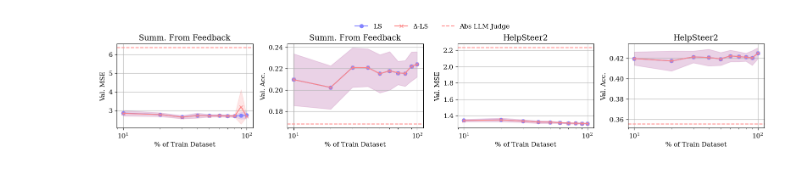
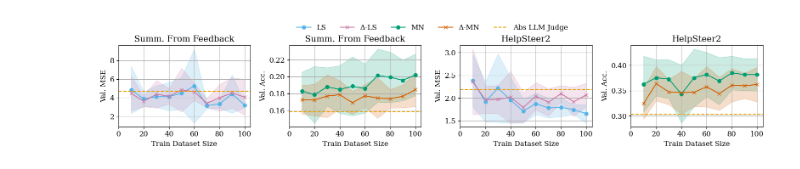
Before and after one commit to aishwaryax/learn-to-judge, a Jupyter notebook: notebooks/ablations.ipynb, the cells around one changed output. Drawn from its saved outputs; the diff is of its cells as text; code cells hidden in the pictures.

```diff
--- a/notebooks/ablations.ipynb
+++ b/notebooks/ablations.ipynb
@@ -282,0 +1,7 @@ plt.show()
+# %%
+color1 = "#56B4E9"
+color2 = "#CC79A7"
+color3 = "#D55E00"
+color4 = "#009E73"
+color5 = "#E69F00"
+color6 = "#0072B2"
@@ -418,6 +444,8 @@ plt.show()
 # %%
+
 import pandas as pd
 import matplotlib.pyplot as plt
+import numpy as np
 
 # Plot style settings
 plt.rcParams.update({
@@ -429,13 +457,21 @@ plt.rcParams.update({
 
 # File paths
 paths = {
-    "SFF": "/project/pi_wenlongzhao_umass_edu/1/absahoo/experiment_results/llama3.18b/summarize_from_feedback/dataset_size_experiment_results.csv",
-    "HelpSteer": "/project/pi_wenlongzhao_umass_edu/1/absahoo/experiment_results/llama3.18b/helpsteer/dataset_size_experiment_results.csv"
+    "SFF": "/project/pi_wenlongzhao_umass_edu/1/experiment_results/llama3.18b/summarize_from_feedback/dataset_size_experiment_results.csv",
+    "HelpSteer": "/project/pi_wenlongzhao_umass_edu/1/experiment_results/llama3.18b/helpsteer/dataset_size_experiment_results.csv"
 }
 
 paths_llm_scores = {
-    "SFF": "/project/pi_wenlongzhao_umass_edu/1/absahoo/experiment_results/prometheusv2/summarize_from_feedback/experiment_results.csv",
-    "HelpSteer": "/project/pi_wenlongzhao_umass_edu/1/absahoo/experiment_results/prometheusv2/helpsteer/experiment_results.csv"
+    "SFF": "/project/pi_wenlongzhao_umass_edu/1/experiment_results/llama3.18b/summarize_from_feedback/experiment_results.csv",
+    "HelpSteer": "/project/pi_wenlongzhao_umass_edu/1/experiment_results/llama3.18b/helpsteer/experiment_results.csv"
+}
+
+color_map = {
+    "LS": color1,
+    "Δ-LS": color2,
+    'MN': color4,
+    'Δ-MN': color3,
+    "Abs LLM Judge": color5
 }
 
 def extract_llm_score(path, metric):
@@ -454,10 +490,9 @@ llm_scores = {
     }
 }
 
-# Read and aggregate metrics
 def extract_metrics(path, metric):
     df = pd.read_csv(path)
-
+    df = df[(df['Dataset Size'] >= 10) & (df['Dataset Size'] <= 100)]
     grouped = df.groupby(['Model', 'Dataset Size'])[metric].agg(['mean', 'std']).reset_index()
 
     def get_group(model):
@@ -475,13 +510,14 @@ def extract_metrics(path, metric):
         "delta_mn": get_group('Delta Multinomial')
     }
 
-# Helper to plot mean with std shadow
-def plot_with_std(ax, x, mean, std, label, color, marker):
-    ax.plot(x, mean, marker=marker, label=label, color=color)
+label_x = "Train Dataset Size"
+
+def plot_with_std(ax, x, mean, std, label, marker):
+    ax.plot(x, mean, marker=marker, label=label, color=color_map[label])
     ax.fill_between(x,
                     [m - s for m, s in zip(mean, std)],
                     [m + s for m, s in zip(mean, std)],
-                    color=color, alpha=0.2)
+                    color=color_map[label], alpha=0.2)
 
 # Get metrics
 sff_metrics_mse = extract_metrics(paths["SFF"], "MSE")
@@ -489,66 +525,65 @@ sff_metrics_acc = extract_metrics(paths["SFF"], "Accuracy")
 hs_metrics_mse = extract_metrics(paths["HelpSteer"], "MSE")
 hs_metrics_acc = extract_metrics(paths["HelpSteer"], "Accuracy")
 
-# Plot
 fig, axs = plt.subplots(1, 4, figsize=(16, 3))
 delta_symbol = '\u0394'
 
-label_x = "% of Train Dataset"
 # === Plot 1: SFF MSE ===
-plot_with_std(axs[0], sff_metrics_mse["ls"]["x"], sff_metrics_mse["ls"]["mean"], sff_metrics_mse["ls"]["std"], 'LS', '#8282ff', 'o')
-plot_with_std(axs[0], sff_metrics_mse["delta_ls"]["x"], sff_metrics_mse["delta_ls"]["mean"], sff_metrics_mse["delta_ls"]["std"], f"{delta_symbol}-LS", '#fd8585', 'x')
+plot_with_std(axs[0], sff_metrics_mse["ls"]["x"], sff_metrics_mse["ls"]["mean"], sff_metrics_mse["ls"]["std"], 'LS', 'o')
+plot_with_std(axs[0], sff_metrics_mse["delta_ls"]["x"], sff_metrics_mse["delta_ls"]["mean"], sff_metrics_mse["delta_ls"]["std"], 'Δ-LS', 'x')
 axs[0].set_title("Summ. From Feedback")
-axs[0].axhline(llm_scores["SFF"]["MSE"], linestyle='--', color='#FF8A8A', label='Abs LLM Judge')
-axs[0].set_xscale('log')
+axs[0].axhline(llm_scores["SFF"]["MSE"], linestyle='--', color=color_map["Abs LLM Judge"], label='Abs LLM Judge')
 axs[0].set_xlabel(label_x)
 axs[0].set_ylabel("Val. MSE")
 axs[0].grid(True)
 
 # === Plot 2: SFF Accuracy ===
-plot_with_std(axs[1], sff_metrics_acc["mn"]["x"], sff_metrics_acc["mn"]["mean"], sff_metrics_acc["mn"]["std"], 'MN', '#8282ff', 'o')
-plot_with_std(axs[1], sff_metrics_acc["delta_mn"]["x"], sff_metrics_acc["delta_mn"]["mean"], sff_metrics_acc["delta_mn"]["std"], f"{delta_symbol}-MN", '#fd8585', 'x')
+plot_with_std(axs[1], sff_metrics_acc["mn"]["x"], sff_metrics_acc["mn"]["mean"], sff_metrics_acc["mn"]["std"], 'MN', 'o')
+plot_with_std(axs[1], sff_metrics_acc["delta_mn"]["x"], sff_metrics_acc["delta_mn"]["mean"], sff_metrics_acc["delta_mn"]["std"], 'Δ-MN', 'x')
 axs[1].set_title("Summ. From Feedback")
-axs[1].axhline(llm_scores["SFF"]["Accuracy"], linestyle='--', color='#FF8A8A', label='Abs LLM Judge')
-axs[1].set_xscale('log')
+axs[1].axhline(llm_scores["SFF"]["Accuracy"], linestyle='--', color=color_map["Abs LLM Judge"], label='Abs LLM Judge')
 axs[1].set_xlabel(label_x)
 axs[1].set_ylabel("Val. Acc.")
 axs[1].grid(True)
 
 # === Plot 3: HelpSteer MSE ===
-plot_with_std(axs[2], hs_metrics_mse["ls"]["x"], hs_metrics_mse["ls"]["mean"], hs_metrics_mse["ls"]["std"], 'LS', '#8282ff', 'o')
-plot_with_std(axs[2], hs_metrics_mse["delta_ls"]["x"], hs_metrics_mse["delta_ls"]["mean"], hs_metrics_mse["delta_ls"]["std"], f"{delta_symbol}-LS", '#fd8585', 'x')
+plot_with_std(axs[2], hs_metrics_mse["ls"]["x"], hs_metrics_mse["ls"]["mean"], hs_metrics_mse["ls"]["std"], 'LS', 'o')
+plot_with_std(axs[2], hs_metrics_mse["delta_ls"]["x"], hs_metrics_mse["delta_ls"]["mean"], hs_metrics_mse["delta_ls"]["std"], 'Δ-LS', 'x')
 axs[2].set_title("HelpSteer2")
-axs[2].axhline(llm_scores["HelpSteer"]["MSE"], linestyle='--', color='#FF8A8A', label='Abs LLM Judge')
-axs[2].set_xscale('log')
+axs[2].axhline(llm_scores["HelpSteer"]["MSE"], linestyle='--', color=color_map["Abs LLM Judge"], label='Abs LLM Judge')
 axs[2].set_xlabel(label_x)
 axs[2].set_ylabel("Val. MSE")
 axs[2].grid(True)
 
 # === Plot 4: HelpSteer Accuracy ===
-plot_with_std(axs[3], hs_metrics_acc["mn"]["x"], hs_metrics_acc["mn"]["mean"], hs_metrics_acc["mn"]["std"], 'MN', '#8282ff', 'o')
-plot_with_std(axs[3], hs_metrics_acc["delta_mn"]["x"], hs_metrics_acc["delta_mn"]["mean"], hs_metrics_acc["delta_mn"]["std"], f"{delta_symbol}-MN", '#fd8585', 'x')
+plot_with_std(axs[3], hs_metrics_acc["mn"]["x"], hs_metrics_acc["mn"]["mean"], hs_metrics_acc["mn"]["std"], 'MN', 'o')
+plot_with_std(axs[3], hs_metrics_acc["delta_mn"]["x"], hs_metrics_acc["delta_mn"]["mean"], hs_metrics_acc["delta_mn"]["std"], 'Δ-MN', 'x')
 axs[3].set_title("HelpSteer2")
-axs[3].axhline(llm_scores["HelpSteer"]["Accuracy"], linestyle='--', color='#FF8A8A', label='Abs LLM Judge')
-axs[3].set_xscale('log')
+axs[3].axhline(llm_scores["HelpSteer"]["Accuracy"], linestyle='--', color=color_map["Abs LLM Judge"], label='Abs LLM Judge')
 axs[3].set_xlabel(label_x)
 axs[3].set_ylabel("Val. Acc.")
 axs[3].grid(True)
 
+ticks = np.arange(0, 101, 20)
+for ax in axs:
+    ax.set_xticks(ticks)
 # Save and show
 plt.tight_layout()
-handles, labels = axs[0].get_legend_handles_labels()
+handles1, labels1 = axs[0].get_legend_handles_labels()
+handles2, labels2 = axs[1].get_legend_handles_labels()
+handles, labels = handles1[:-1] + handles2, labels1[:-1] + labels2
 fig.legend(
     handles, labels,
     loc='upper center',
     bbox_to_anchor=(0.5, 1.05),
     ncol=len(handles),
     frameon=False,
     borderaxespad=0.0
 )
 plt.savefig("ratings_dataset_size_llama.pdf", format='pdf', bbox_inches='tight')
 plt.show()
 # %% [output]
-[figure, old version]
+[figure, new version]
 # %%
 import pandas as pd
 import matplotlib.pyplot as plt
```
Also changed, not shown: parts of 10 cells of this notebook, 1 other file.
